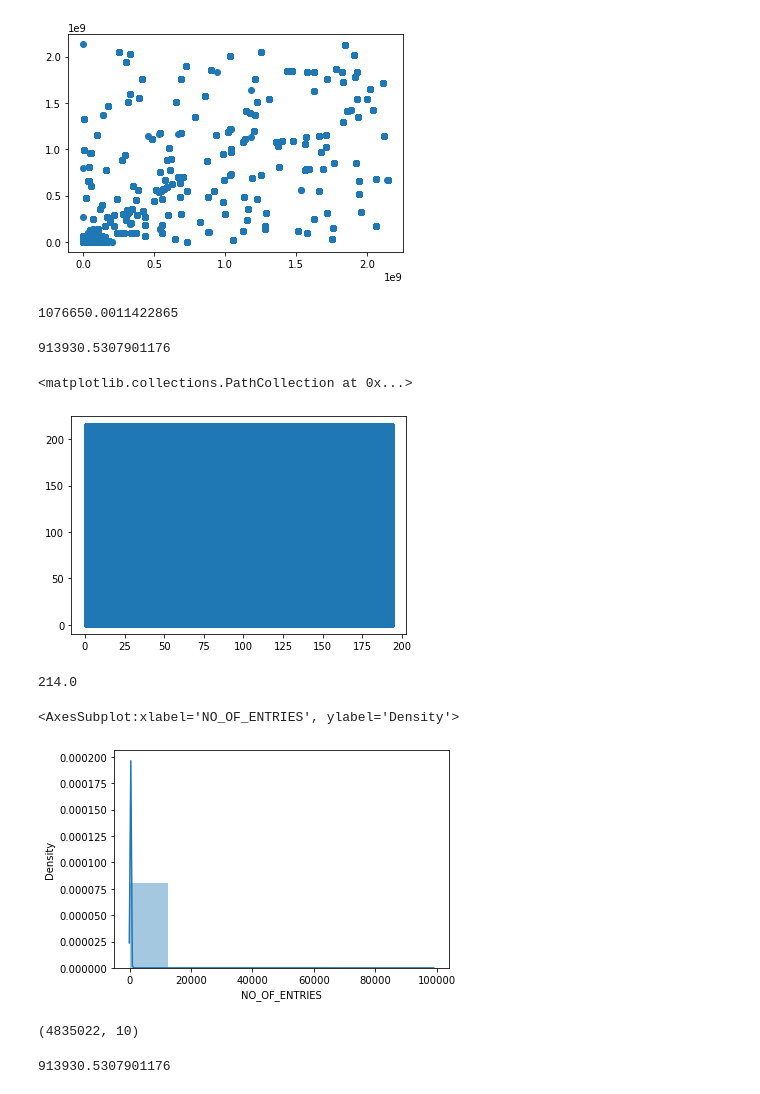
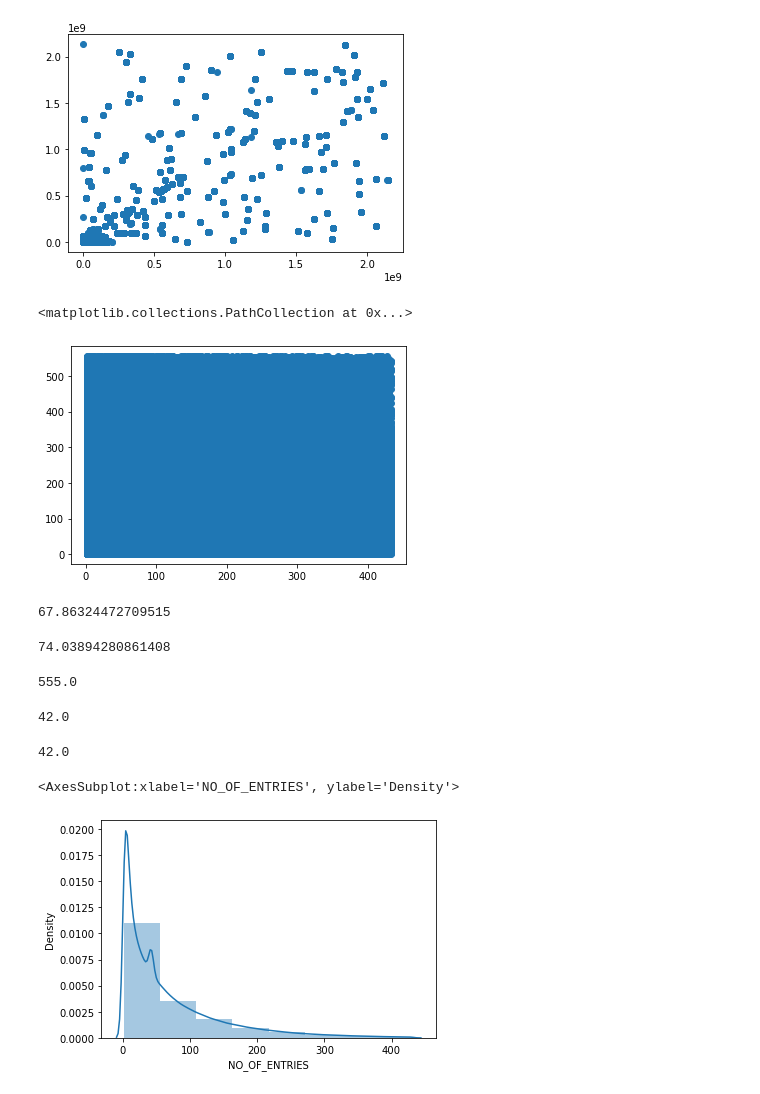
Before and after one commit to osmanGuler19/MTA_TURNSTILE, a Jupyter notebook: DS-1.ipynb, the cells around one changed output. Drawn from its saved outputs; the diff is of its cells as text; code cells hidden in the pictures.

```diff
--- a/DS-1.ipynb
+++ b/DS-1.ipynb
@@ -137,5 +137,3 @@ mta.sample(5)
-# %%
-mta = mta
 # %%
 mta.head()
 # %% [output]
@@ -206,11 +183,3 @@ plt.scatter(mta['NO_OF_ENTRIES'],mta['NO_OF_EXITS'])
 # %% [output]
 <matplotlib.collections.PathCollection at 0x...>
 [figure]
-# %%
-mta['NO_OF_ENTRIES'].mean()
-# %% [output]
-1076650.0011422865
-# %%
-mta['NO_OF_EXITS'].mean()
-# %% [output]
-913930.5307901176
@@ -222,24 +186,35 @@ exits_hi  = mta["NO_OF_EXITS"].quantile(0.90)
 # %%
-mta_filtered = mta[(mta["NO_OF_ENTRIES"] < entries_hi) & (mta["NO_OF_EXITS"] < exits_hi)  ]
+mta['NO_OF_ENTRIES'][mta['NO_OF_ENTRIES'] > (mta['NO_OF_ENTRIES'].quantile(0.98))] = mta['NO_OF_ENTRIES'].median()
+mta['NO_OF_EXITS'][mta['NO_OF_EXITS'] > (mta['NO_OF_EXITS'].quantile(0.98))] = mta['NO_OF_EXITS'].median()
+# %%
+mta['TRAFFIC'] = mta['NO_OF_ENTRIES'] + mta['NO_OF_EXITS']
 # %%
-plt.scatter(mta_filtered['NO_OF_ENTRIES'],mta_filtered['NO_OF_EXITS'])
+plt.scatter(mta['NO_OF_ENTRIES'],mta['NO_OF_EXITS'])
 # %% [output]
 <matplotlib.collections.PathCollection at 0x...>
-[figure, old version]
+[figure, new version]
+# %%
+mta['NO_OF_ENTRIES'].mean()
+# %% [output]
+67.86324472709515
+# %%
+mta['NO_OF_EXITS'].mean()
+# %% [output]
+74.03894280861408
 # %%
-mta_filtered.NO_OF_EXITS.max()
+mta.NO_OF_EXITS.max()
 # %% [output]
-214.0
+555.0
+# %%
+mta.NO_OF_ENTRIES.median()
+# %% [output]
+42.0
+# %%
+mta.NO_OF_EXITS.median()
+# %% [output]
+42.0
 # %%
-sns.distplot(mta_filtered['NO_OF_ENTRIES'],bins=8)
+sns.distplot(mta['NO_OF_ENTRIES'],bins=8)
 # %% [output]
 <AxesSubplot:xlabel='NO_OF_ENTRIES', ylabel='Density'>
-[figure, old version]
+[figure, new version]
-# %%
-mta_filtered.shape
-# %% [output]
-(4835022, 10)
-# %%
-mta.NO_OF_EXITS.mean()
-# %% [output]
-913930.5307901176
```
Also changed, not shown: parts of 17 cells of this notebook.
